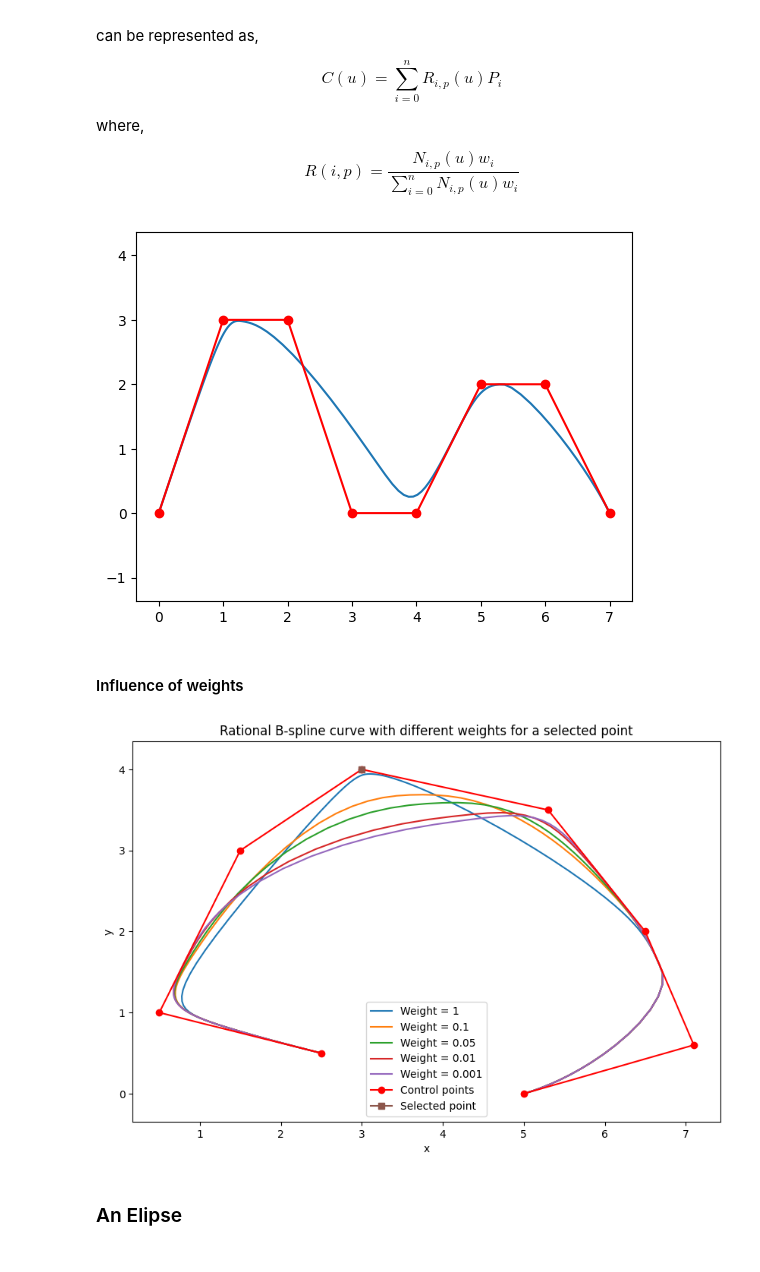
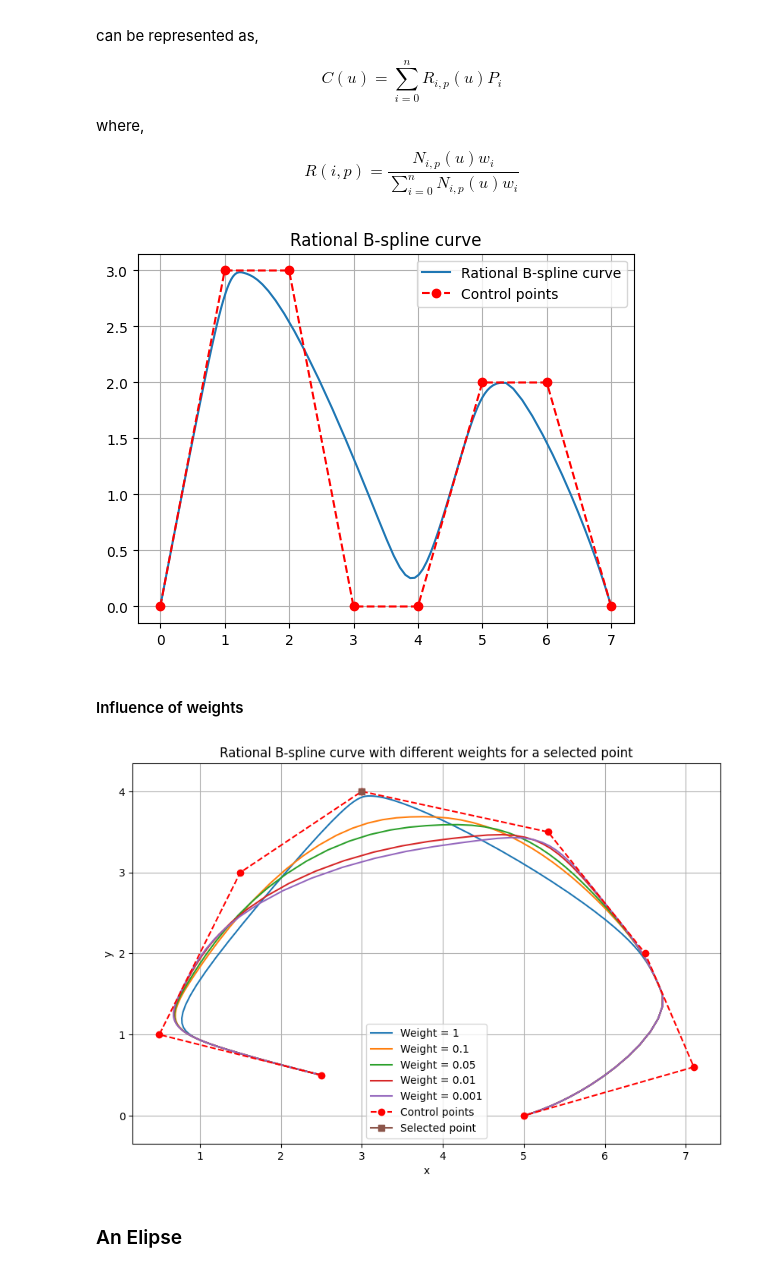
Before and after one commit to Nuwantha005/Beizer-Curves-trbogen, a Jupyter notebook: NURBS.ipynb, the cells around one changed output. Drawn from its saved outputs; the diff is of its cells as text; code cells hidden in the pictures.

```diff
--- a/NURBS.ipynb
+++ b/NURBS.ipynb
@@ -52,32 +52,35 @@ def generate_knot_vector(n, p, clamped=True):
 # %%
 #Example 1
 
 # Control points
 C = np.array([[0,0],[1,3],[2,3],[3,0],[4,0],[5,2],[6,2],[7,0]])
 
 # Weights
 W = np.array([1,1,0.1,0.01,0.3,1,0.5,1])
 
 # Non periodic Knot vector
 T = [0,0,0,1,2,3,4,5,5,6,6,6]
 
 # Degree
 p = 3
 
 # Number of points
 t = np.linspace(0.01,5.99,100)
 
 # Rational B-spline curve
 x = [R(i,p,T,C[:,0],W) for i in t]
 y = [R(i,p,T,C[:,1],W) for i in t]
 
 # Plot
 plt.plot(x,y)
-plt.plot(C[:,0],C[:,1],'ro-')
-plt.axis('equal')
+plt.plot(C[:,0],C[:,1],'ro--')
+# add labels to control points
+plt.title('Rational B-spline curve')
+plt.grid()
+plt.legend(['Rational B-spline curve','Control points'])
 plt.show()
 # %% [output]
-[figure, old version]
+[figure, new version]
 # %% [markdown]
 #### Influence of weights
 # %%
@@ -114,16 +117,17 @@ for weight in weights:
     plt.plot(x,y,label='Weight = '+str(weight))
 
 # set legend location
-plt.plot(C[:,0],C[:,1],'ro-',label='Control points')
+plt.plot(C[:,0],C[:,1],'ro--',label='Control points')
 plt.plot(C[selected_point,0],C[selected_point,1],label='Selected point',marker='s')
 plt.axis('equal')
 plt.title('Rational B-spline curve with different weights for a selected point')
 plt.xlabel('x')
 plt.ylabel('y')
 plt.legend(loc='lower center')
+plt.grid()
 plt.show()
 # %% [output]
-[figure, old version]
+[figure, new version]
 # %% [markdown]
 ### An Elipse
 # %%
```
Also changed, not shown: parts of 1 cell of this notebook, 3 other files.
